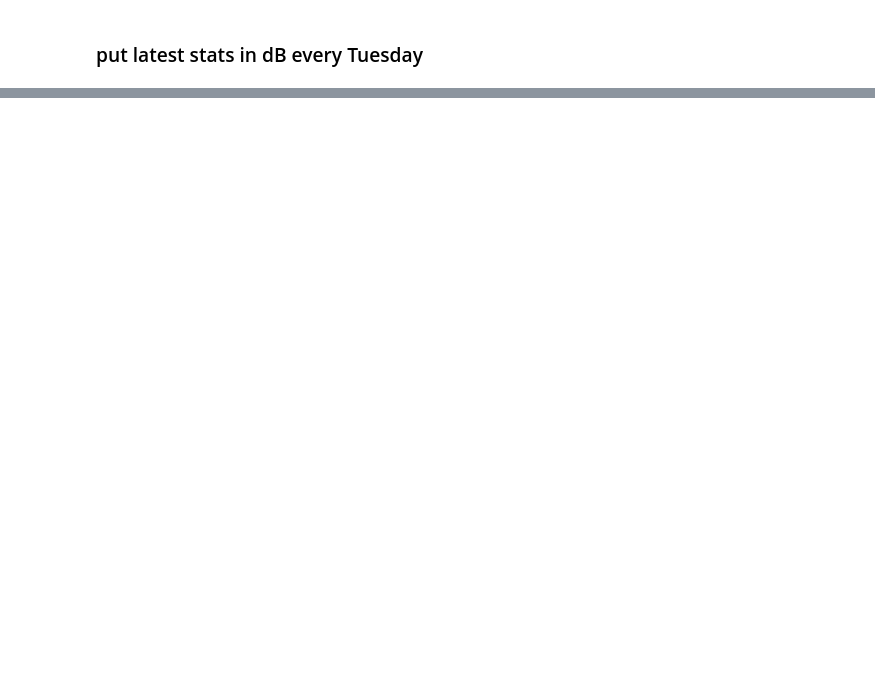
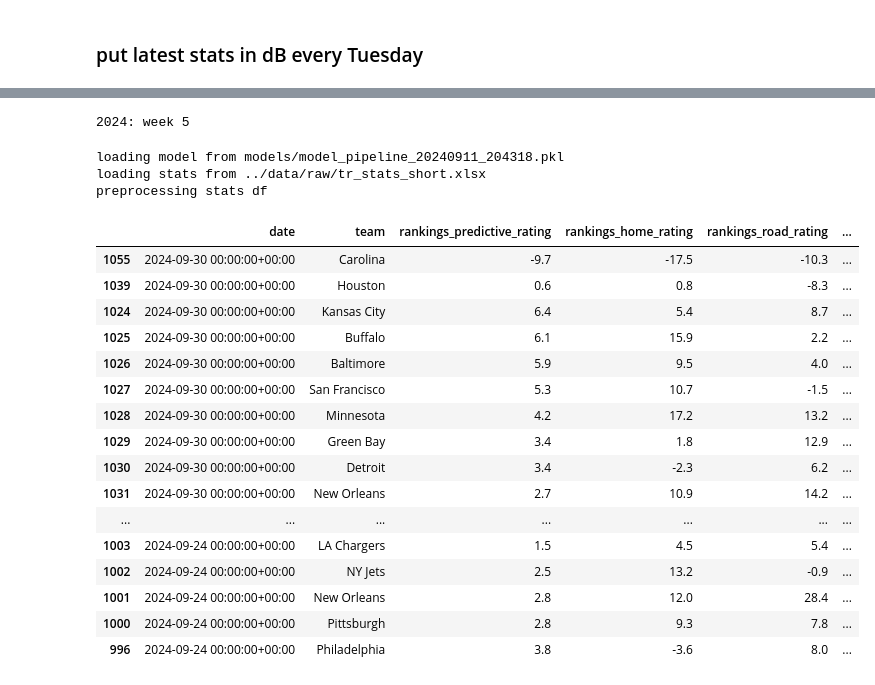
Before and after one commit to dan8239/nfl-data-engineering, a Jupyter notebook: src/inference/inference_notebook.ipynb, the cells around one changed output, grey strips where cells are left out. Drawn from its saved outputs; the diff is of its cells as text; code cells hidden in the pictures; blank space fills up the shorter version.

```diff
--- a/src/inference/inference_notebook.ipynb
+++ b/src/inference/inference_notebook.ipynb
@@ -504,0 +45,32 @@ fig.show()
+# %%
+year = 2024
+week = 5
+print(f"{year}: week {week}")
+# %% [output]
+2024: week 5
+# %%
+br = bet_recommender.BetRecommender()
+# %% [output]
+loading model from models/model_pipeline_20240911_204318.pkl
+loading stats from ../data/raw/tr_stats_short.xlsx
+preprocessing stats df
+# %%
+br.spread_model.mc.tda.stats_db.head(40)
+# %% [output]
+|  | date | team | rankings_predictive_rating | rankings_home_rating | rankings_road_rating | ... |
+| 1055 | 2024-09-30 00:00:00+00:00 | Carolina | -9.7 | -17.5 | -10.3 | ... |
+| 1039 | 2024-09-30 00:00:00+00:00 | Houston | 0.6 | 0.8 | -8.3 | ... |
+| 1024 | 2024-09-30 00:00:00+00:00 | Kansas City | 6.4 | 5.4 | 8.7 | ... |
+| 1025 | 2024-09-30 00:00:00+00:00 | Buffalo | 6.1 | 15.9 | 2.2 | ... |
+| 1026 | 2024-09-30 00:00:00+00:00 | Baltimore | 5.9 | 9.5 | 4.0 | ... |
+| 1027 | 2024-09-30 00:00:00+00:00 | San Francisco | 5.3 | 10.7 | -1.5 | ... |
+| 1028 | 2024-09-30 00:00:00+00:00 | Minnesota | 4.2 | 17.2 | 13.2 | ... |
+| 1029 | 2024-09-30 00:00:00+00:00 | Green Bay | 3.4 | 1.8 | 12.9 | ... |
+| 1030 | 2024-09-30 00:00:00+00:00 | Detroit | 3.4 | -2.3 | 6.2 | ... |
+| 1031 | 2024-09-30 00:00:00+00:00 | New Orleans | 2.7 | 10.9 | 14.2 | ... |
+| ... | ... | ... | ... | ... | ... | ... |
+| 1003 | 2024-09-24 00:00:00+00:00 | LA Chargers | 1.5 | 4.5 | 5.4 | ... |
+| 1002 | 2024-09-24 00:00:00+00:00 | NY Jets | 2.5 | 13.2 | -0.9 | ... |
+| 1001 | 2024-09-24 00:00:00+00:00 | New Orleans | 2.8 | 12.0 | 28.4 | ... |
+| 1000 | 2024-09-24 00:00:00+00:00 | Pittsburgh | 2.8 | 9.3 | 7.8 | ... |
+| 996 | 2024-09-24 00:00:00+00:00 | Philadelphia | 3.8 | -3.6 | 8.0 | ... |
```
Also changed, not shown: parts of 44 cells of this notebook, 7 other files.
